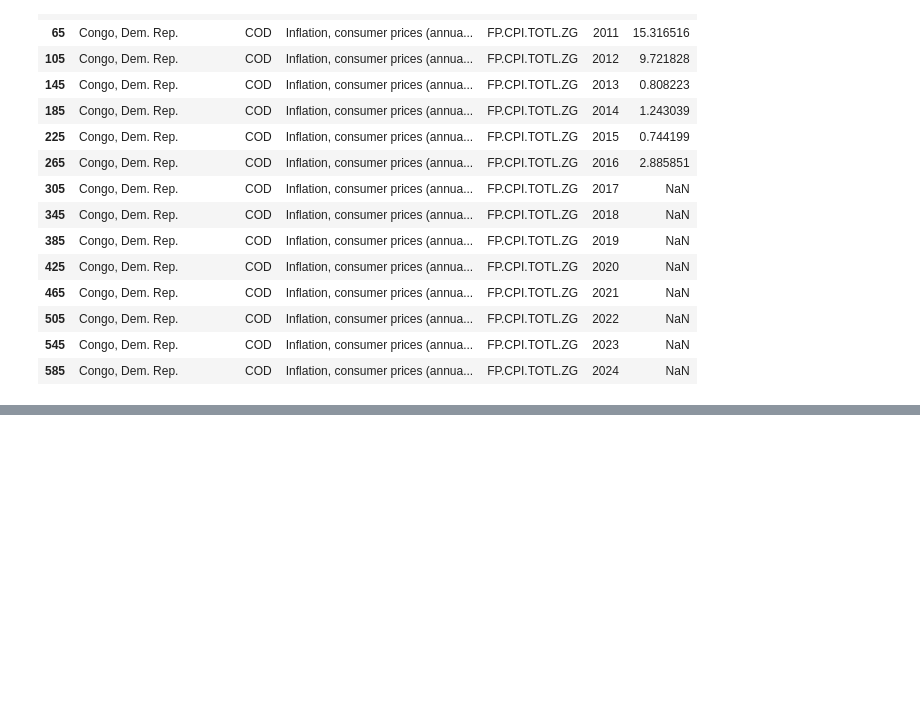
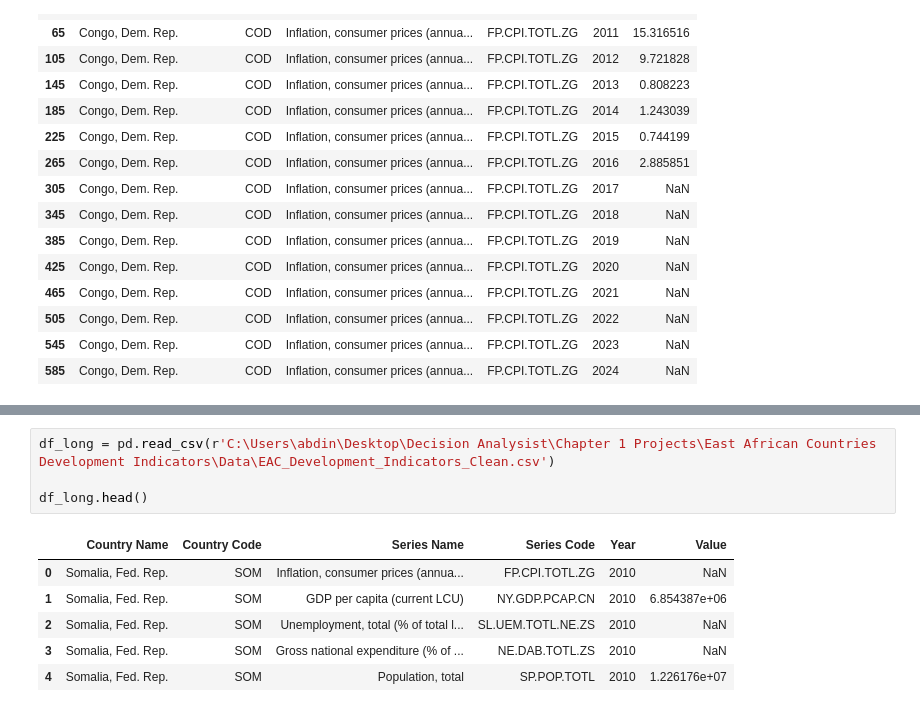
Before and after one commit to Sirkamal/East-African-Development-Indicators, a Jupyter notebook: Notebook.ipynb, the cells around one changed output, grey strips where cells are left out. Drawn from its saved outputs; the diff is of its cells as text; blank space fills up the shorter version.

```diff
--- a/Notebook.ipynb
+++ b/Notebook.ipynb
@@ -369,0 +397,11 @@ df_long[
+# %%
+df_long = pd.read_csv(r'C:\Users\abdin\Desktop\Decision Analysist\Chapter 1 Projects\East African Countries Development Indicators\Data\EAC_Development_Indicators_Clean.csv')
+
+df_long.head()
+# %% [output]
+|  | Country Name | Country Code | Series Name | Series Code | Year | Value |
+| 0 | Somalia, Fed. Rep. | SOM | Inflation, consumer prices (annua... | FP.CPI.TOTL.ZG | 2010 | NaN |
+| 1 | Somalia, Fed. Rep. | SOM | GDP per capita (current LCU) | NY.GDP.PCAP.CN | 2010 | 6.854387e+06 |
+| 2 | Somalia, Fed. Rep. | SOM | Unemployment, total (% of total l... | SL.UEM.TOTL.NE.ZS | 2010 | NaN |
+| 3 | Somalia, Fed. Rep. | SOM | Gross national expenditure (% of ... | NE.DAB.TOTL.ZS | 2010 | NaN |
+| 4 | Somalia, Fed. Rep. | SOM | Population, total | SP.POP.TOTL | 2010 | 1.226176e+07 |
```
Also changed, not shown: parts of 5 cells of this notebook.
